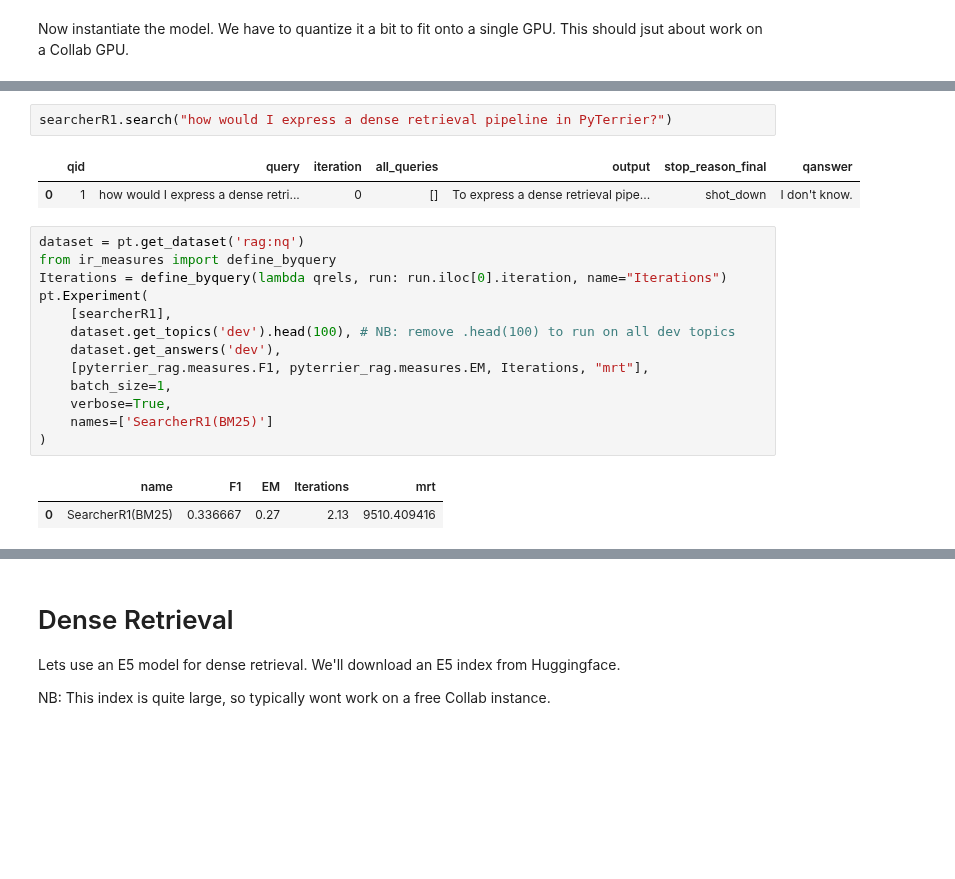
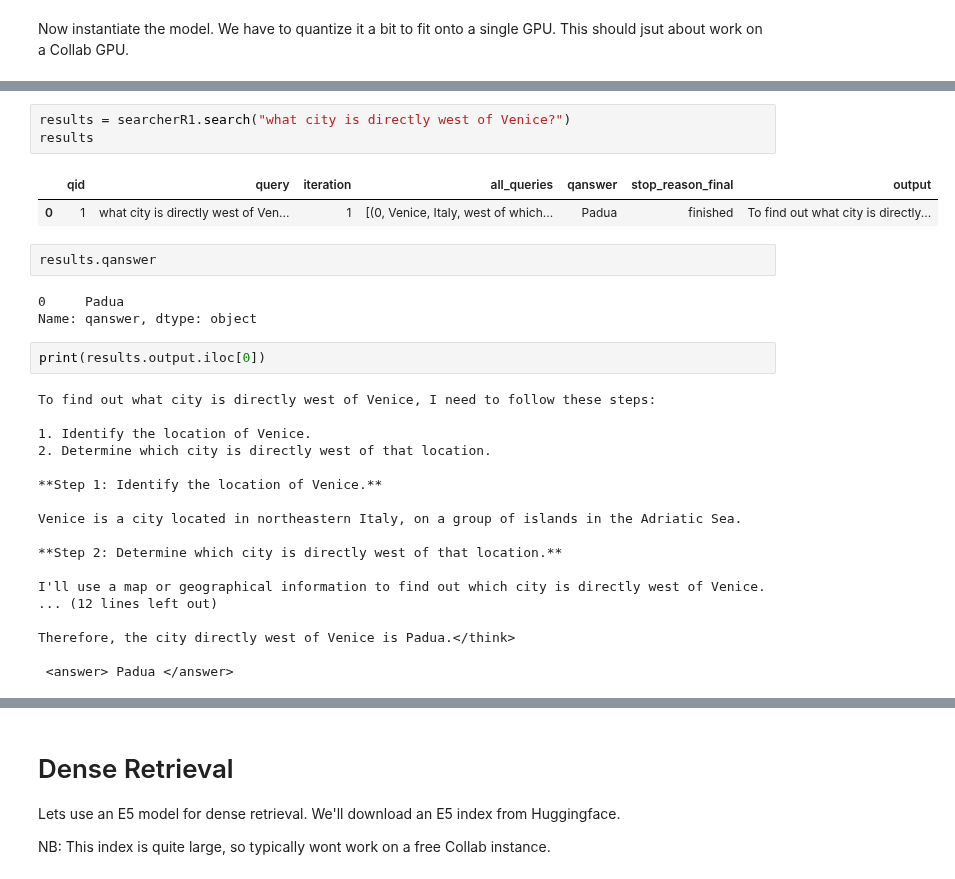
Before and after one commit to terrierteam/pyterrier_rag, a Jupyter notebook: examples/r1searcher.ipynb, the cells around one changed output, grey strips where cells are left out. Saved outputs shown, nothing was run; the diff lists cells and outputs as text; blank space fills up the shorter version.

```diff
--- a/examples/r1searcher.ipynb
+++ b/examples/r1searcher.ipynb
@@ -73,24 +89,34 @@ INFO 04-24 15:00:02 [core_client.py:435] Core engine process 0 ready.
-# %%
-searcherR1.search("how would I express a dense retrieval pipeline in PyTerrier?")
-# %% [output]
-|  | qid | query | iteration | all_queries | output | stop_reason_final | qanswer |
-| 0 | 1 | how would I express a dense retri... | 0 | [] | To express a dense retrieval pipe... | shot_down | I don't know. |
-# %%
-dataset = pt.get_dataset('rag:nq')
-from ir_measures import define_byquery
-Iterations = define_byquery(lambda qrels, run: run.iloc[0].iteration, name="Iterations")
-pt.Experiment(
-    [searcherR1],
-    dataset.get_topics('dev').head(100), # NB: remove .head(100) to run on all dev topics
-    dataset.get_answers('dev'),
-    [pyterrier_rag.measures.F1, pyterrier_rag.measures.EM, Iterations, "mrt"],
-    batch_size=1,
-    verbose=True,
-    names=['SearcherR1(BM25)']
-)
-# %% [output]
-|  | name | F1 | EM | Iterations | mrt |
-| 0 | SearcherR1(BM25) | 0.336667 | 0.27 | 2.13 | 9510.409416 |
+# %%
+results = searcherR1.search("what city is directly west of Venice?")
+results
+# %% [output]
+|  | qid | query | iteration | all_queries | qanswer | stop_reason_final | output |
+| 0 | 1 | what city is directly west of Ven... | 1 | [(0, Venice, Italy, west of which... | Padua | finished | To find out what city is directly... |
+# %%
+results.qanswer
+# %% [output]
+0     Padua
+Name: qanswer, dtype: object
+# %%
+print(results.output.iloc[0])
+# %% [output]
+To find out what city is directly west of Venice, I need to follow these steps:
+
+1. Identify the location of Venice.
+2. Determine which city is directly west of that location.
+
+**Step 1: Identify the location of Venice.**
+
+Venice is a city located in northeastern Italy, on a group of islands in the Adriatic Sea.
+
+**Step 2: Determine which city is directly west of that location.**
+
+I'll use a map or geographical information to find out which city is directly west of Venice.
+... (12 lines left out)
+
+Therefore, the city directly west of Venice is Padua.</think>
+
+ <answer> Padua </answer>
 # %%
 dataset = pt.get_dataset('rag:nq')
 from ir_measures import define_byquery
```
Also changed, not shown: parts of 9 cells of this notebook.
